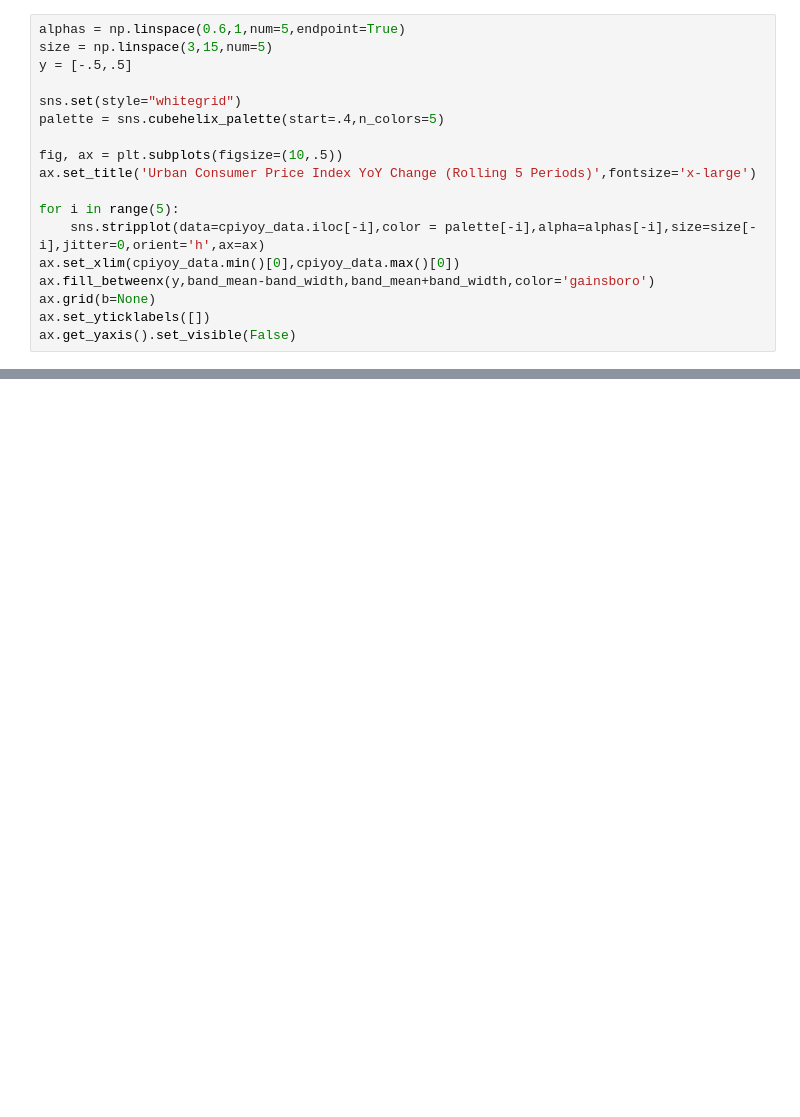
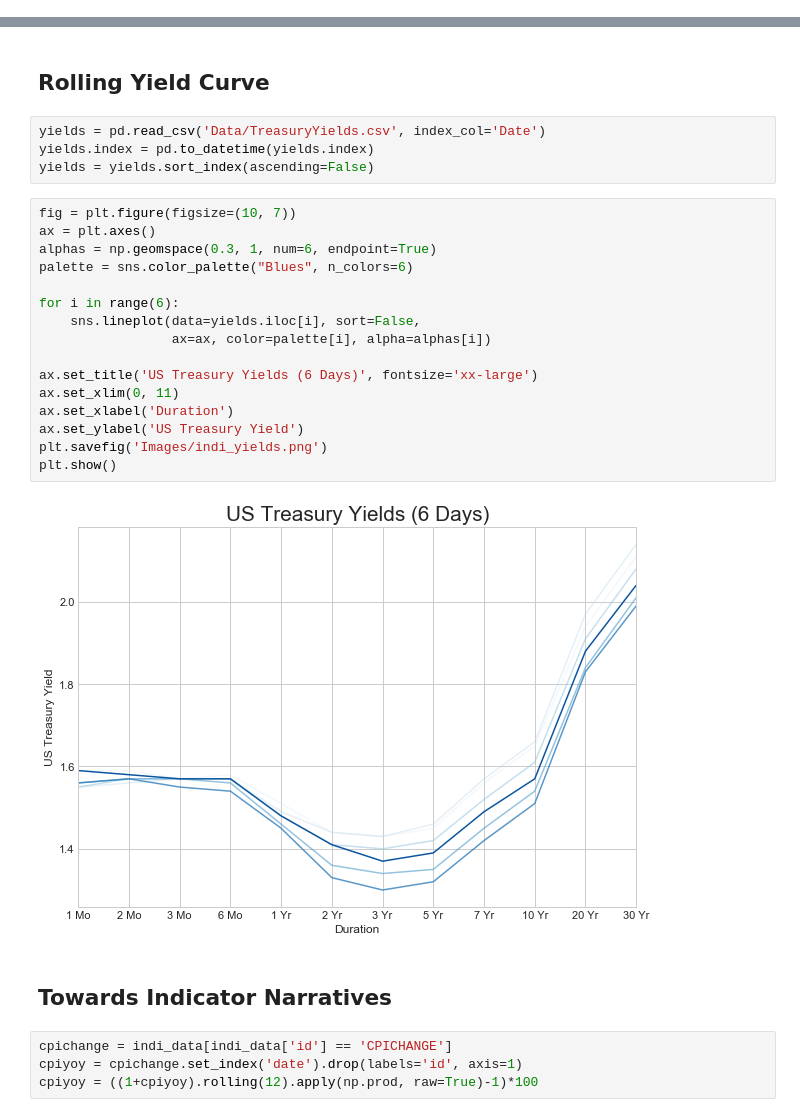
Before and after one commit to mem692/fin_data_vis, a Jupyter notebook: DataVisProject.ipynb, the cells around one changed output, grey strips where cells are left out. Drawn from its saved outputs; the diff is of its cells as text; blank space fills up the shorter version.

Commit message:
Uploading Images and adding text outline

```diff
--- a/DataVisProject.ipynb
+++ b/DataVisProject.ipynb
@@ -151,18 +0,0 @@ plt.show()
-# %%
-alphas = np.linspace(0.6,1,num=5,endpoint=True)
-size = np.linspace(3,15,num=5)
-y = [-.5,.5]
-
-sns.set(style="whitegrid")
-palette = sns.cubehelix_palette(start=.4,n_colors=5)
-
-fig, ax = plt.subplots(figsize=(10,.5))
-ax.set_title('Urban Consumer Price Index YoY Change (Rolling 5 Periods)',fontsize='x-large')
-
-for i in range(5):
-    sns.stripplot(data=cpiyoy_data.iloc[-i],color = palette[-i],alpha=alphas[-i],size=size[-i],jitter=0,orient='h',ax=ax)
-ax.set_xlim(cpiyoy_data.min()[0],cpiyoy_data.max()[0])
-ax.fill_betweenx(y,band_mean-band_width,band_mean+band_width,color='gainsboro')
-ax.grid(b=None)
-ax.set_yticklabels([])
-ax.get_yaxis().set_visible(False)
@@ -442,0 +105,30 @@ plt.show()
+# %% [markdown]
+## Rolling Yield Curve
+# %%
+yields = pd.read_csv('Data/TreasuryYields.csv', index_col='Date')
+yields.index = pd.to_datetime(yields.index)
+yields = yields.sort_index(ascending=False)
+# %%
+fig = plt.figure(figsize=(10, 7))
+ax = plt.axes()
+alphas = np.geomspace(0.3, 1, num=6, endpoint=True)
+palette = sns.color_palette("Blues", n_colors=6)
+
+for i in range(6):
+    sns.lineplot(data=yields.iloc[i], sort=False,
+                 ax=ax, color=palette[i], alpha=alphas[i])
+
+ax.set_title('US Treasury Yields (6 Days)', fontsize='xx-large')
+ax.set_xlim(0, 11)
+ax.set_xlabel('Duration')
+ax.set_ylabel('US Treasury Yield')
+plt.savefig('Images/indi_yields.png')
+plt.show()
+# %% [output]
+[figure, added]
+# %% [markdown]
+## Towards Indicator Narratives
+# %%
+cpichange = indi_data[indi_data['id'] == 'CPICHANGE']
+cpiyoy = cpichange.set_index('date').drop(labels='id', axis=1)
+cpiyoy = ((1+cpiyoy).rolling(12).apply(np.prod, raw=True)-1)*100
```
Also changed, not shown: parts of 51 cells of this notebook, 13 other files.
